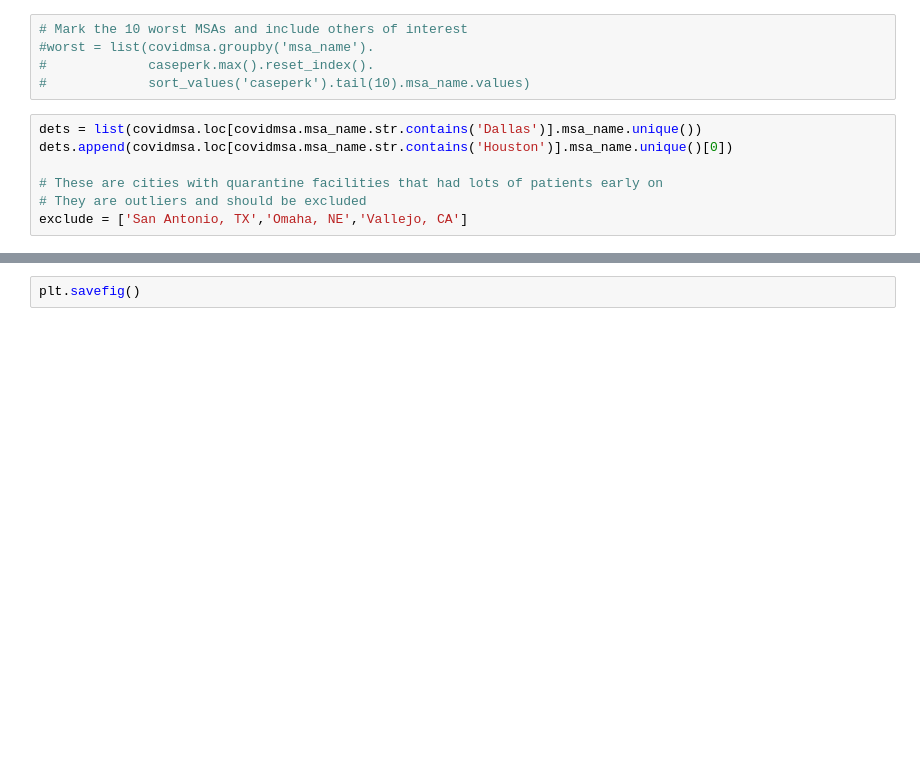
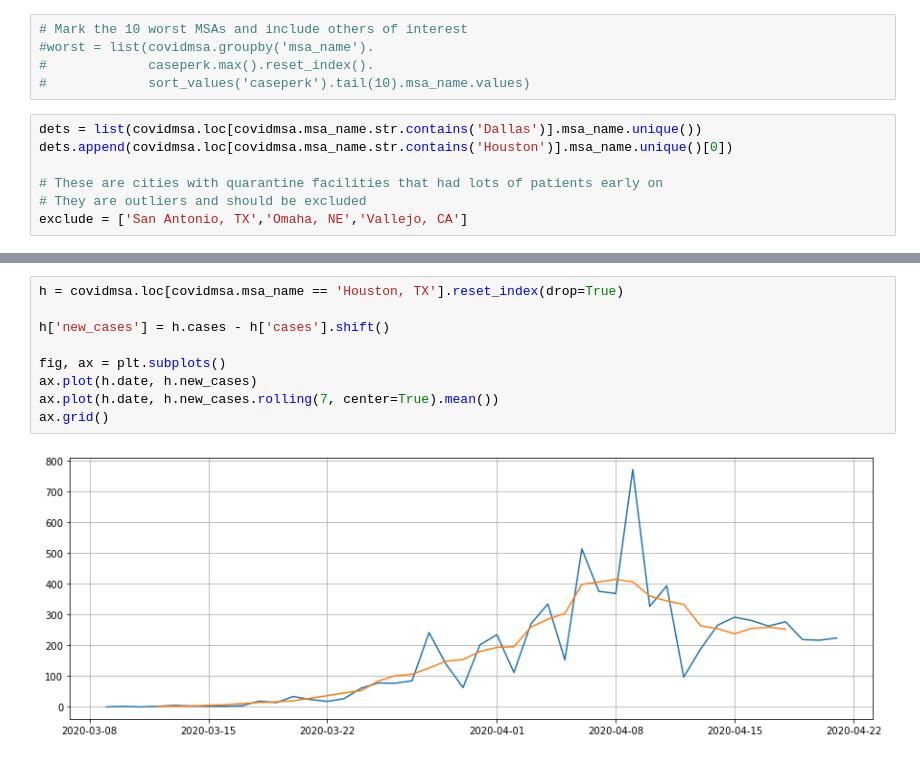
Before and after one commit to dri3s/covidviz, a Jupyter notebook: percap_grah.ipynb, the cells around one changed output, grey strips where cells are left out. Saved outputs shown, nothing was run; the diff lists cells and outputs as text; blank space fills up the shorter version.

Commit message:
add new case graph

```diff
--- a/percap_grah.ipynb
+++ b/percap_grah.ipynb
@@ -210,2 +210,11 @@ Text(0.9, 0.01, 'Data current through 04/14')
-# %%
-plt.savefig()
+# %%
+h = covidmsa.loc[covidmsa.msa_name == 'Houston, TX'].reset_index(drop=True)
+
+h['new_cases'] = h.cases - h['cases'].shift()
+
+fig, ax = plt.subplots()
+ax.plot(h.date, h.new_cases)
+ax.plot(h.date, h.new_cases.rolling(7, center=True).mean())
+ax.grid()
+# %% [output]
+[figure, added]
```
Also changed, not shown: parts of 3 cells of this notebook.
